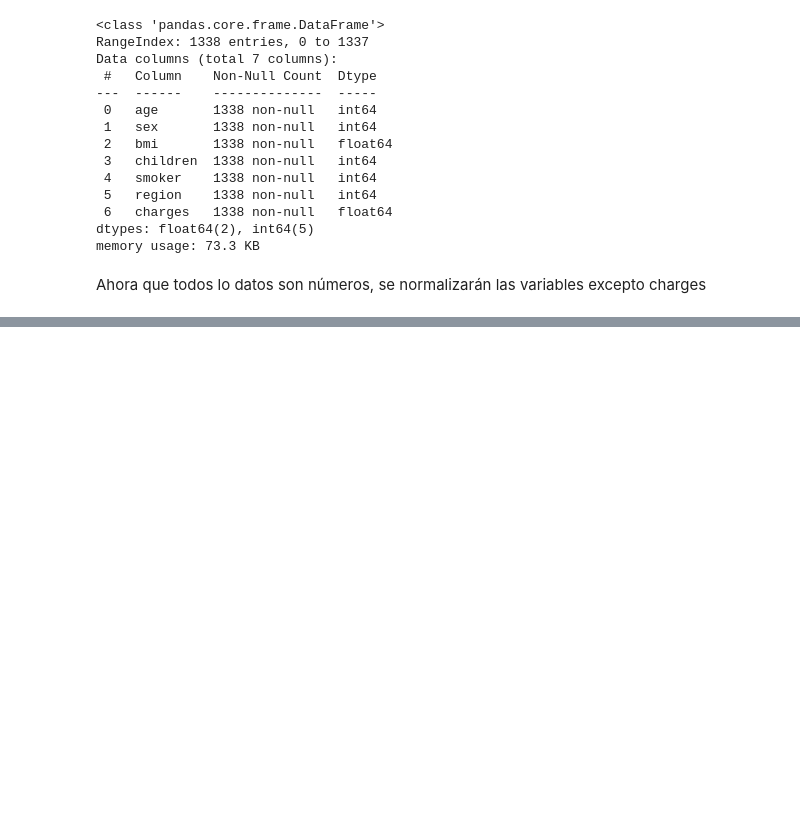
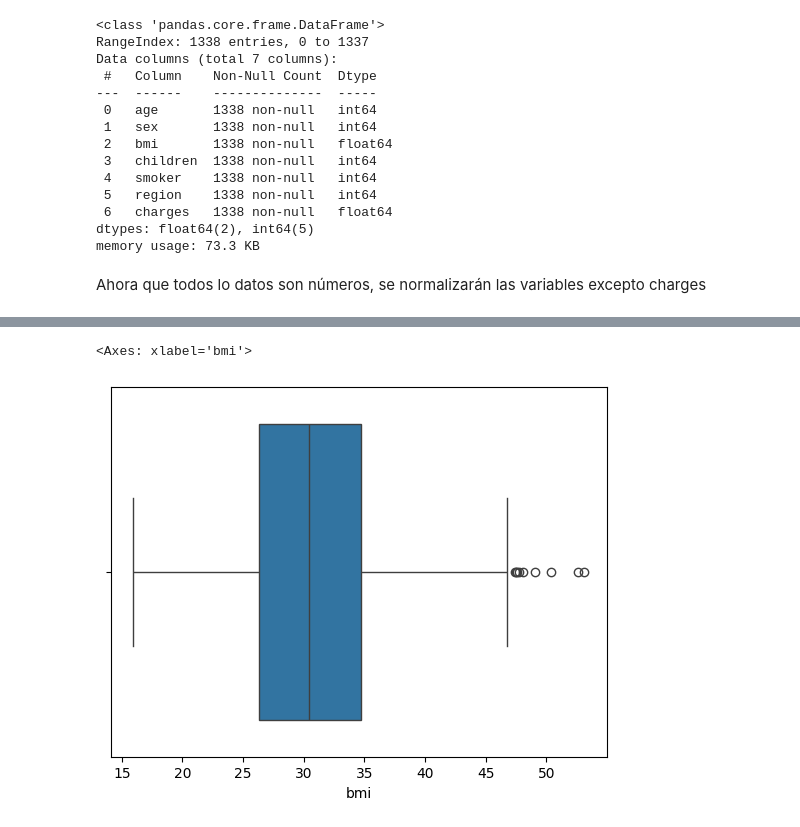
Before and after one commit to Bere333/linear_regression, a Jupyter notebook: src/linear_regresion_explore.ipynb, the cells around one changed output, grey strips where cells are left out. Cells and saved outputs as stored; diff of their text form; code cells hidden in the pictures; blank space fills up the shorter version.

```diff
--- a/src/linear_regresion_explore.ipynb
+++ b/src/linear_regresion_explore.ipynb
@@ -95,0 +115,5 @@ Ahora que todos lo datos son números, se normalizarán las variables excepto ch
+# %%
+sns.boxplot(x=train_data["bmi"])
+# %% [output]
+<Axes: xlabel='bmi'>
+[figure, added]
```
Also changed, not shown: parts of 3 cells of this notebook.
